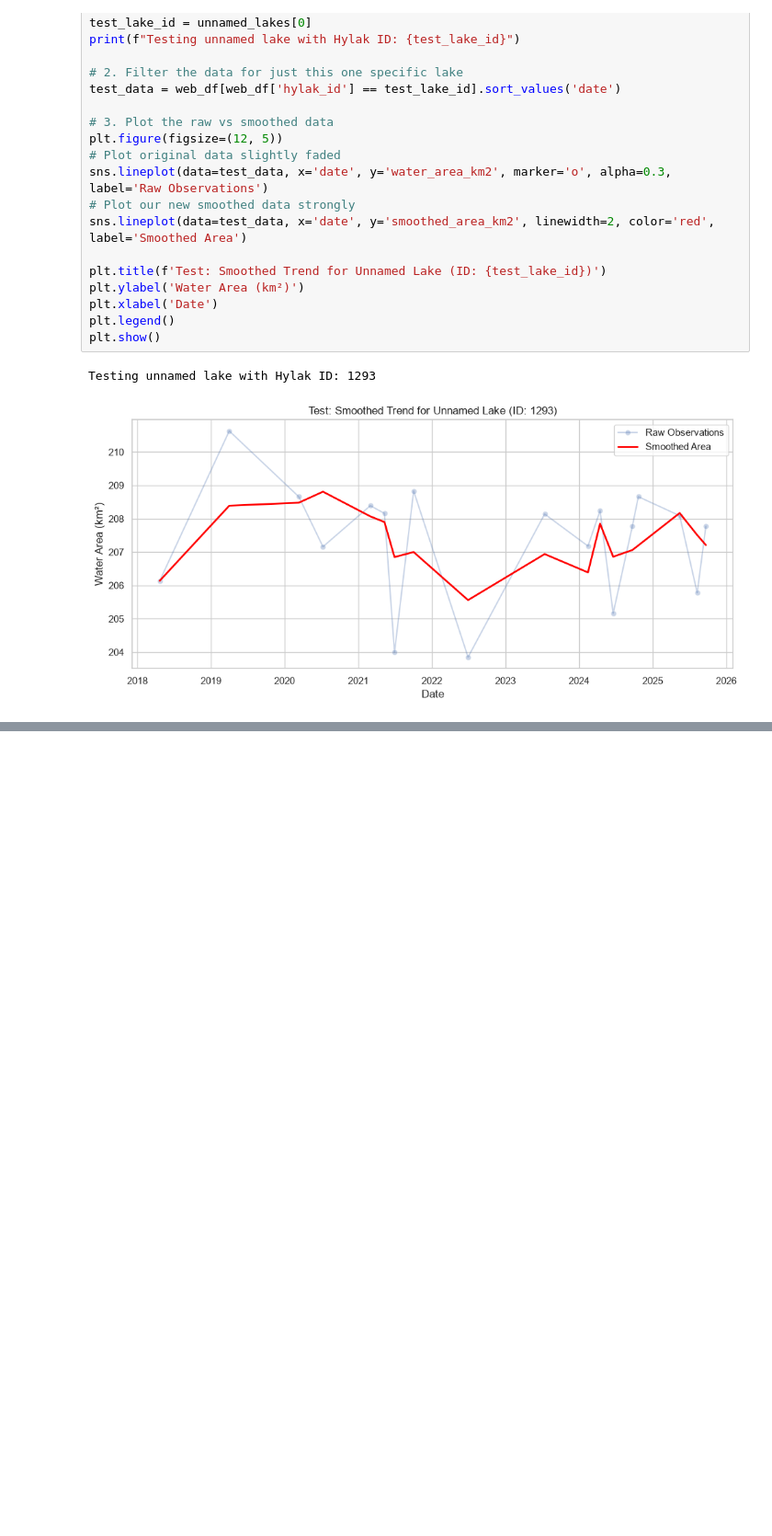
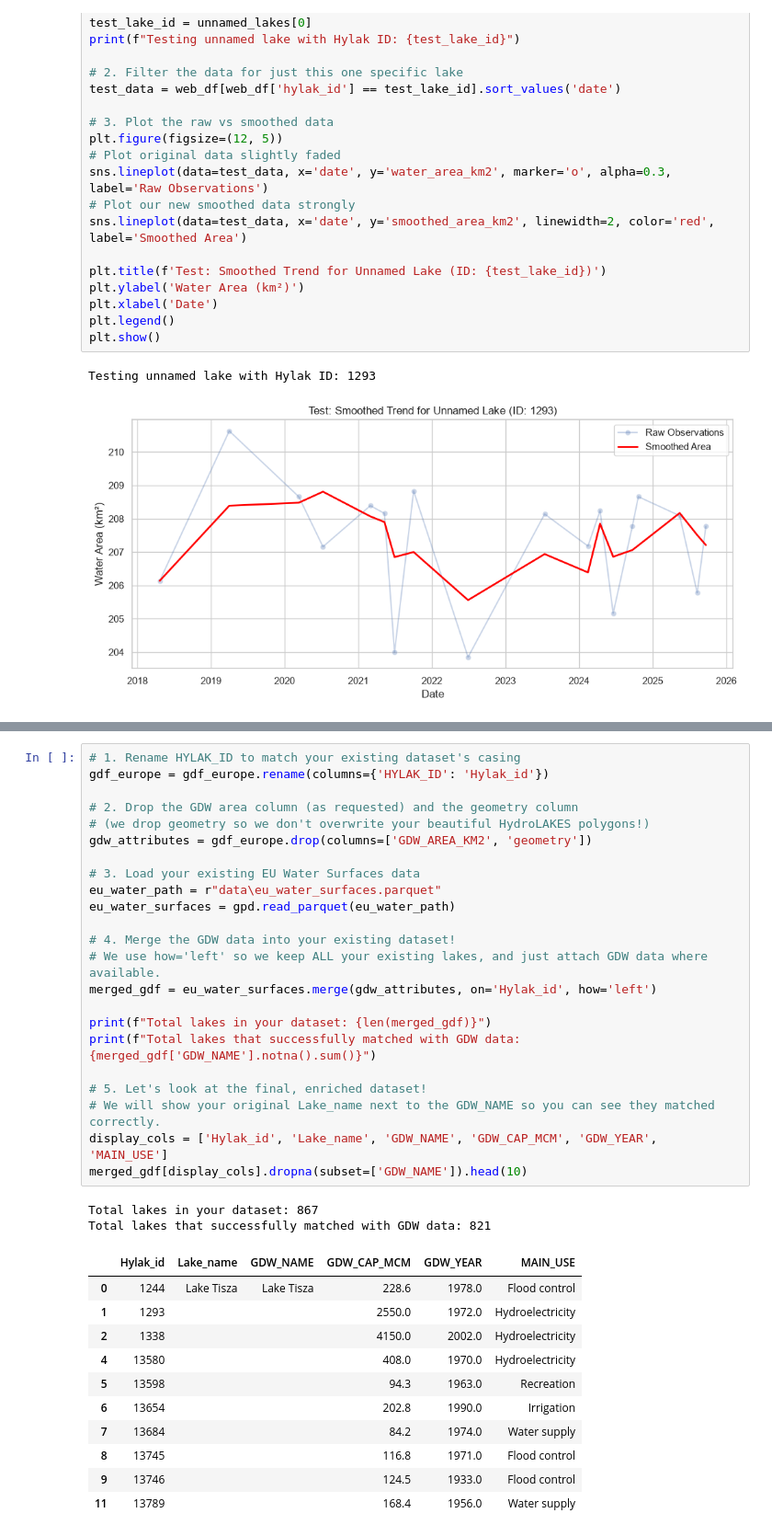
Before and after one commit to tomas-michalik11/water_surfaces, a Jupyter notebook: notebook.ipynb, the cells around one changed output, grey strips where cells are left out. Shown at 92% size. Saved outputs shown, nothing was run; the diff lists cells and outputs as text; blank space fills up the shorter version.

Commit message:
added additional info for waters from gdw database

```diff
--- a/notebook.ipynb
+++ b/notebook.ipynb
@@ -542,0 +816,37 @@ Testing unnamed lake with Hylak ID: 1293
+# %%
+# 1. Rename HYLAK_ID to match your existing dataset's casing
+gdf_europe = gdf_europe.rename(columns={'HYLAK_ID': 'Hylak_id'})
+
+# 2. Drop the GDW area column (as requested) and the geometry column
+# (we drop geometry so we don't overwrite your beautiful HydroLAKES polygons!)
+gdw_attributes = gdf_europe.drop(columns=['GDW_AREA_KM2', 'geometry'])
+
+# 3. Load your existing EU Water Surfaces data
+eu_water_path = r"data\eu_water_surfaces.parquet"
+eu_water_surfaces = gpd.read_parquet(eu_water_path)
+
+# 4. Merge the GDW data into your existing dataset!
+# We use how='left' so we keep ALL your existing lakes, and just attach GDW data where available.
+merged_gdf = eu_water_surfaces.merge(gdw_attributes, on='Hylak_id', how='left')
+
+print(f"Total lakes in your dataset: {len(merged_gdf)}")
+print(f"Total lakes that successfully matched with GDW data: {merged_gdf['GDW_NAME'].notna().sum()}")
+
+# 5. Let's look at the final, enriched dataset!
+# We will show your original Lake_name next to the GDW_NAME so you can see they matched correctly.
+display_cols = ['Hylak_id', 'Lake_name', 'GDW_NAME', 'GDW_CAP_MCM', 'GDW_YEAR', 'MAIN_USE']
+merged_gdf[display_cols].dropna(subset=['GDW_NAME']).head(10)
+# %% [output]
+Total lakes in your dataset: 867
+Total lakes that successfully matched with GDW data: 821
+|  | Hylak_id | Lake_name | GDW_NAME | GDW_CAP_MCM | GDW_YEAR | MAIN_USE |
+| 0 | 1244 | Lake Tisza | Lake Tisza | 228.6 | 1978.0 | Flood control |
+| 1 | 1293 |  |  | 2550.0 | 1972.0 | Hydroelectricity |
+| 2 | 1338 |  |  | 4150.0 | 2002.0 | Hydroelectricity |
+| 4 | 13580 |  |  | 408.0 | 1970.0 | Hydroelectricity |
+| 5 | 13598 |  |  | 94.3 | 1963.0 | Recreation |
+| 6 | 13654 |  |  | 202.8 | 1990.0 | Irrigation |
+| 7 | 13684 |  |  | 84.2 | 1974.0 | Water supply |
+| 8 | 13745 |  |  | 116.8 | 1971.0 | Flood control |
+| 9 | 13746 |  |  | 124.5 | 1933.0 | Flood control |
+| 11 | 13789 |  |  | 168.4 | 1956.0 | Water supply |
```
Also changed, not shown: parts of 14 cells of this notebook, 8 other files.
